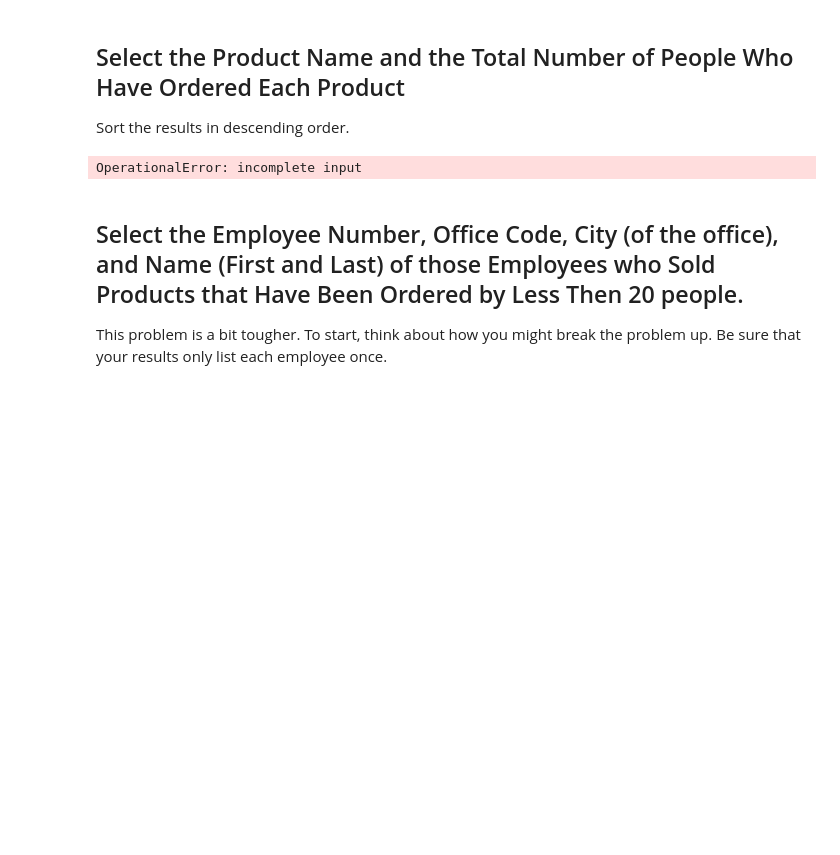
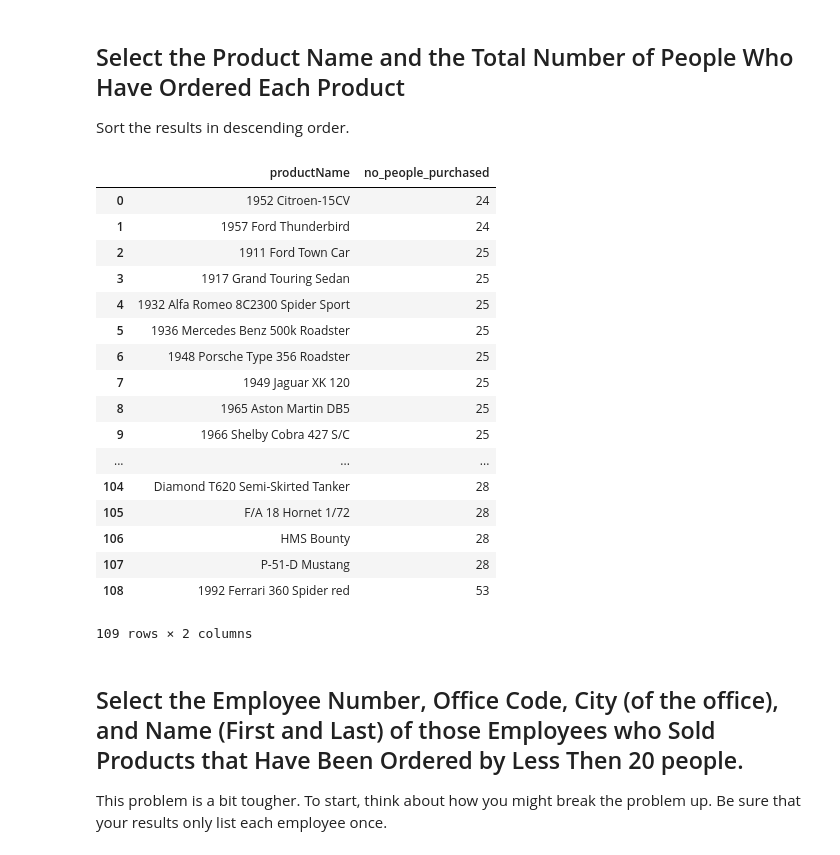
Before and after one commit to lnhdn/dsc-sql-subqueries-lab-nyc-ds-career-042219, a Jupyter notebook: index.ipynb, the cells around one changed output. Cells and saved outputs as stored; diff of their text form; code cells hidden in the pictures; blank space fills up the shorter version.

```diff
--- a/index.ipynb
+++ b/index.ipynb
@@ -121,18 +121,35 @@ Sort the results in descending order.
 # %%
 #Your code here
 c.execute('''select productName, count(customerName) as no_people_purchased
                         from customers
                         join orders using(customerNumber)
                         join orderdetails using(orderNumber)
                         join products
                         using(productCode)
                         group by 1
-                        order by ''')
+                        order by no_people_purchased desc''')
 df = pd.DataFrame(c.fetchall())
 df.columns = [x[0] for x in c.description]
 df
 # %% [output]
+|  | productName | no_people_purchased |
+| 0 | 1952 Citroen-15CV | 24 |
+| 1 | 1957 Ford Thunderbird | 24 |
+| 2 | 1911 Ford Town Car | 25 |
+| 3 | 1917 Grand Touring Sedan | 25 |
+| 4 | 1932 Alfa Romeo 8C2300 Spider Sport | 25 |
+| 5 | 1936 Mercedes Benz 500k Roadster | 25 |
+| 6 | 1948 Porsche Type 356 Roadster | 25 |
+| 7 | 1949 Jaguar XK 120 | 25 |
+| 8 | 1965 Aston Martin DB5 | 25 |
+| 9 | 1966 Shelby Cobra 427 S/C | 25 |
+| ... | ... | ... |
+| 104 | Diamond T620 Semi-Skirted Tanker | 28 |
+| 105 | F/A 18 Hornet 1/72 | 28 |
+| 106 | HMS Bounty | 28 |
+| 107 | P-51-D Mustang | 28 |
+| 108 | 1992 Ferrari 360 Spider red | 53 |
-OperationalError: incomplete input
+109 rows × 2 columns
 # %% [markdown]
 ## Select the Employee Number, Office Code, City (of the office), and Name (First and Last) of those Employees who Sold Products that Have Been Ordered by Less Then 20 people.
 
```
